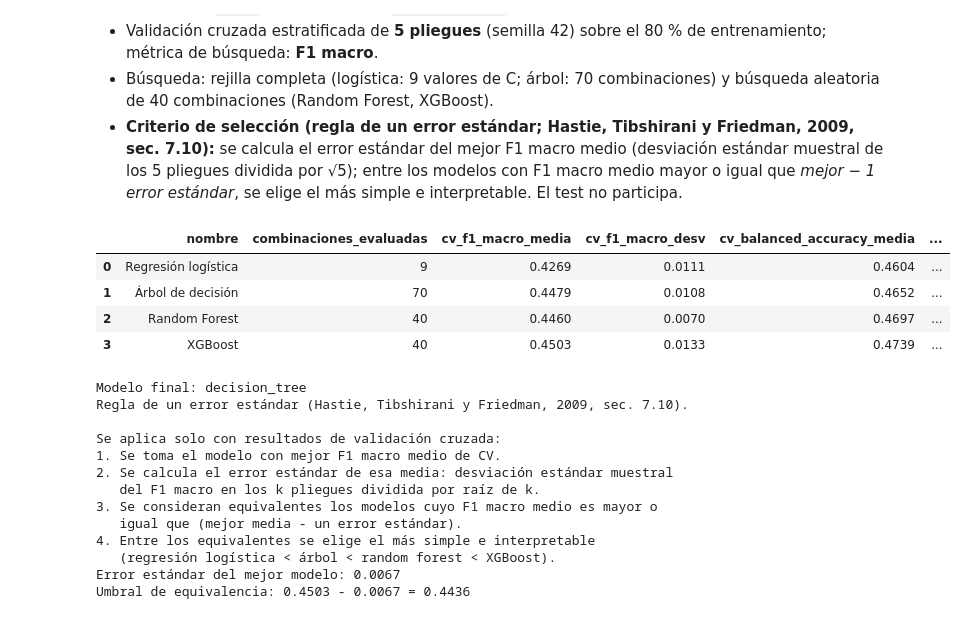
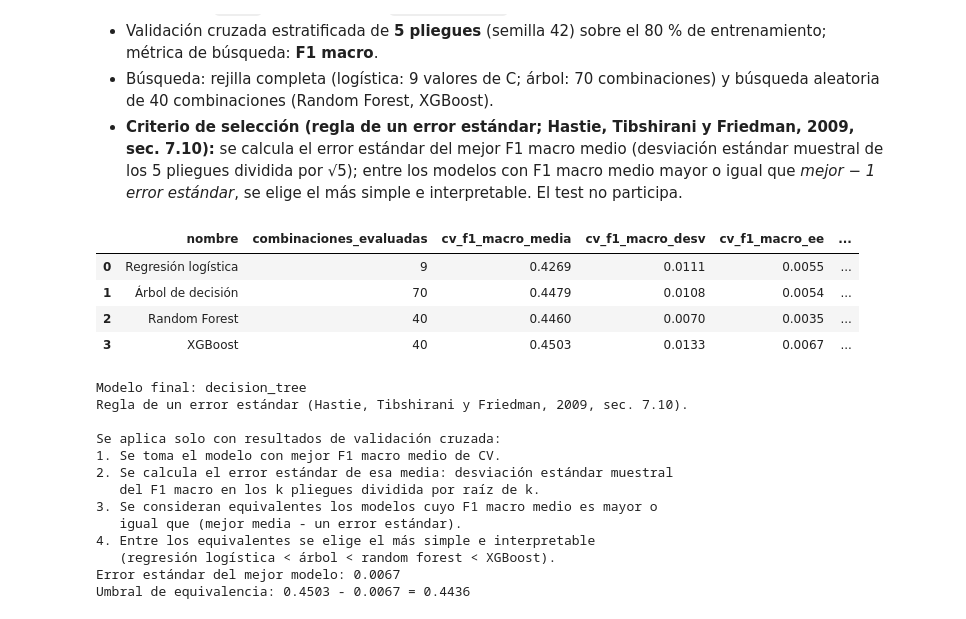
Before and after one commit to pedrogarciar13/proyecto_final_ml, a Jupyter notebook: notebooks/analisis_modelado.ipynb, the cells around one changed output. Cells and saved outputs as stored; diff of their text form; code cells hidden in the pictures.

Commit message:
Show the CV standard error in the notebook comparison table
Co-Authored-By: Claude Opus 5.5 <noreply@anthropic.com>
Claude-Session: https://claude.ai/code/session_018PL8QiCLriQjHf3FhRmf4b

```diff
--- a/notebooks/analisis_modelado.ipynb
+++ b/notebooks/analisis_modelado.ipynb
@@ -208,15 +208,17 @@ Las variables categóricas muestran diferencias pequeñas entre clases; la edad
 # %%
 if RETRAIN:
     from src import train; train.main()
 cv = pd.read_csv(T / "comparacion_cv.csv")
-cv[["nombre", "combinaciones_evaluadas", "cv_f1_macro_media", "cv_f1_macro_desv", "cv_balanced_accuracy_media",
-    "cv_accuracy_media", "train_f1_macro_media", "mejores_hiperparametros"]].round(4)
+# cv_f1_macro_desv: desviación estándar entre pliegues (n = 5), describe la variabilidad.
+# cv_f1_macro_ee: error estándar de la media (desv. muestral / raíz de 5); es el que usa la regla de selección.
+cv[["nombre", "combinaciones_evaluadas", "cv_f1_macro_media", "cv_f1_macro_desv", "cv_f1_macro_ee",
+    "cv_balanced_accuracy_media", "cv_accuracy_media", "train_f1_macro_media", "mejores_hiperparametros"]].round(4)
 # %% [output]
-|  | nombre | combinaciones_evaluadas | cv_f1_macro_media | cv_f1_macro_desv | cv_balanced_accuracy_media | ... |
-| 0 | Regresión logística | 9 | 0.4269 | 0.0111 | 0.4604 | ... |
-| 1 | Árbol de decisión | 70 | 0.4479 | 0.0108 | 0.4652 | ... |
-| 2 | Random Forest | 40 | 0.4460 | 0.0070 | 0.4697 | ... |
-| 3 | XGBoost | 40 | 0.4503 | 0.0133 | 0.4739 | ... |
+|  | nombre | combinaciones_evaluadas | cv_f1_macro_media | cv_f1_macro_desv | cv_f1_macro_ee | ... |
+| 0 | Regresión logística | 9 | 0.4269 | 0.0111 | 0.0055 | ... |
+| 1 | Árbol de decisión | 70 | 0.4479 | 0.0108 | 0.0054 | ... |
+| 2 | Random Forest | 40 | 0.4460 | 0.0070 | 0.0035 | ... |
+| 3 | XGBoost | 40 | 0.4503 | 0.0133 | 0.0067 | ... |
 # %%
 sel = json.load(open(T / "seleccion_modelo.json", encoding="utf-8"))
 print("Modelo final:", sel["modelo_final"]); print(sel["criterio"])
```
